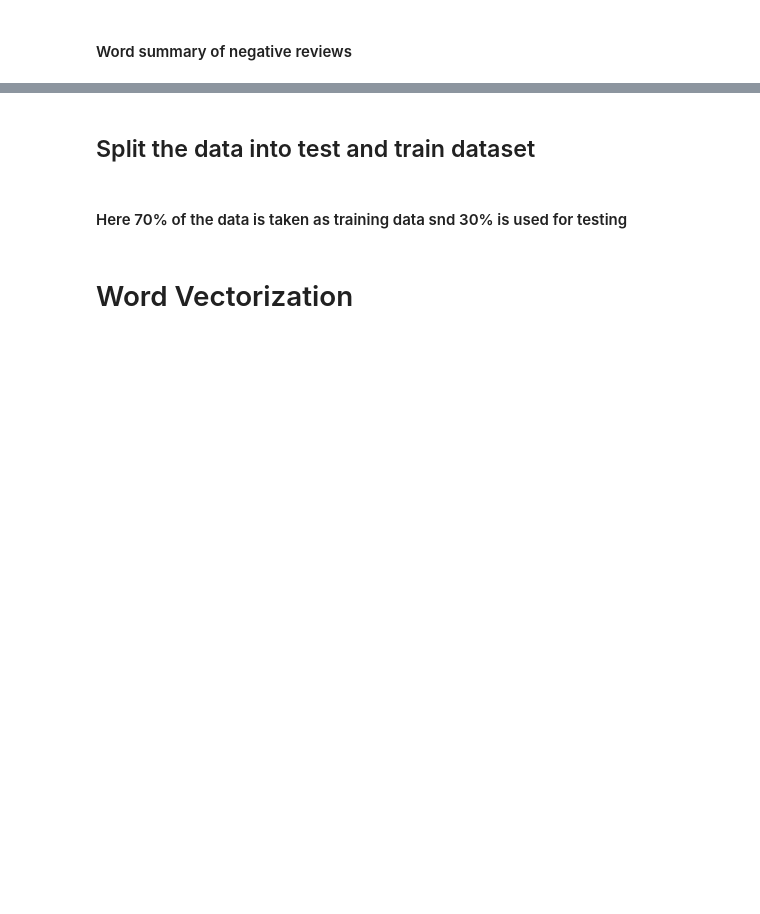
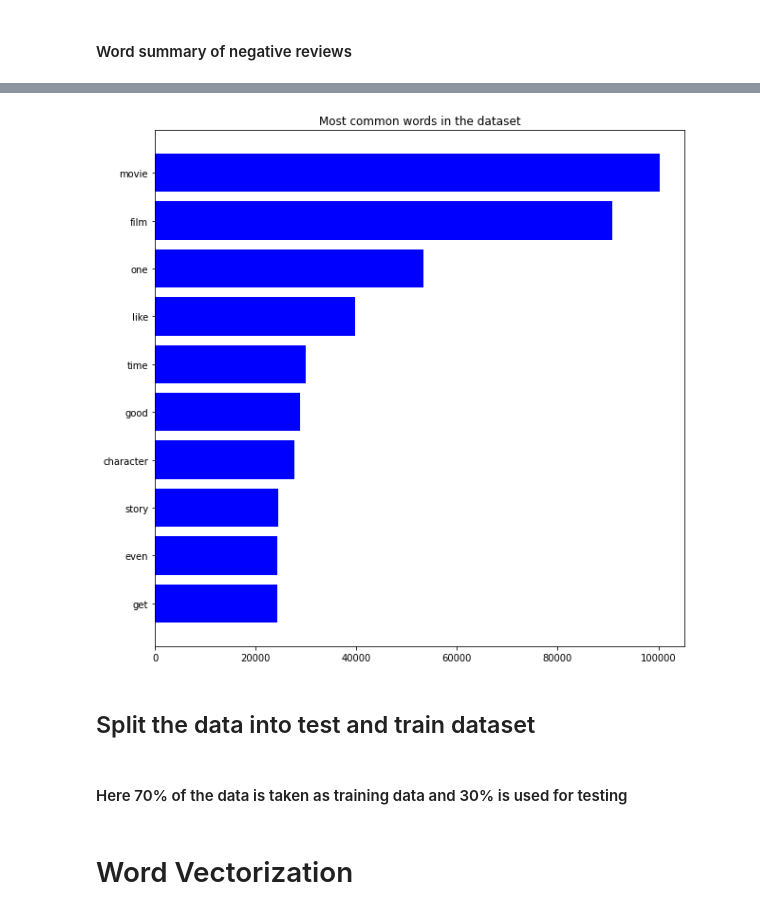
Before and after one commit to seunboy1/Sentiment-Analysis, a Jupyter notebook: imbd.ipynb, the cells around one changed output, grey strips where cells are left out. Drawn from its saved outputs; the diff is of its cells as text; code cells hidden in the pictures; blank space fills up the shorter version.

```diff
--- a/imbd.ipynb
+++ b/imbd.ipynb
@@ -274,0 +422,6 @@ plt.axis("off")
+# %%
+from collections import Counter
+counter = Counter(corpus)
+most_common = counter.most_common(10)
+most_common = pd.DataFrame(most_common,columns = ['corpus','countv'])
+most_common
@@ -274,0 +440,10 @@ plt.axis("off")
+# %%
+most_common = most_common.sort_values('countv')
+# %%
+plt.figure(figsize =(10,10))
+plt.yticks(range(len(most_common)), list(most_common.corpus))
+plt.barh(range(len(most_common)), list(most_common.countv),align='center',color = 'blue')
+plt.title('Most common words in the dataset')
+plt.show()
+# %% [output]
+[figure, added]
@@ -277,7 +454,7 @@ plt.axis("off")
 # %%
 x_train, x_test, y_train, y_test = train_test_split(df_final.review, df_final.sentiment, test_size=0.30, random_state=2)
 # %% [markdown]
-#### Here 70% of the data is taken as training data snd 30% is used for testing
+#### Here 70% of the data is taken as training data and 30% is used for testing
 # %% [markdown]
 # Word Vectorization
 # %%
```
Also changed, not shown: parts of 58 cells of this notebook, 8 other files.
